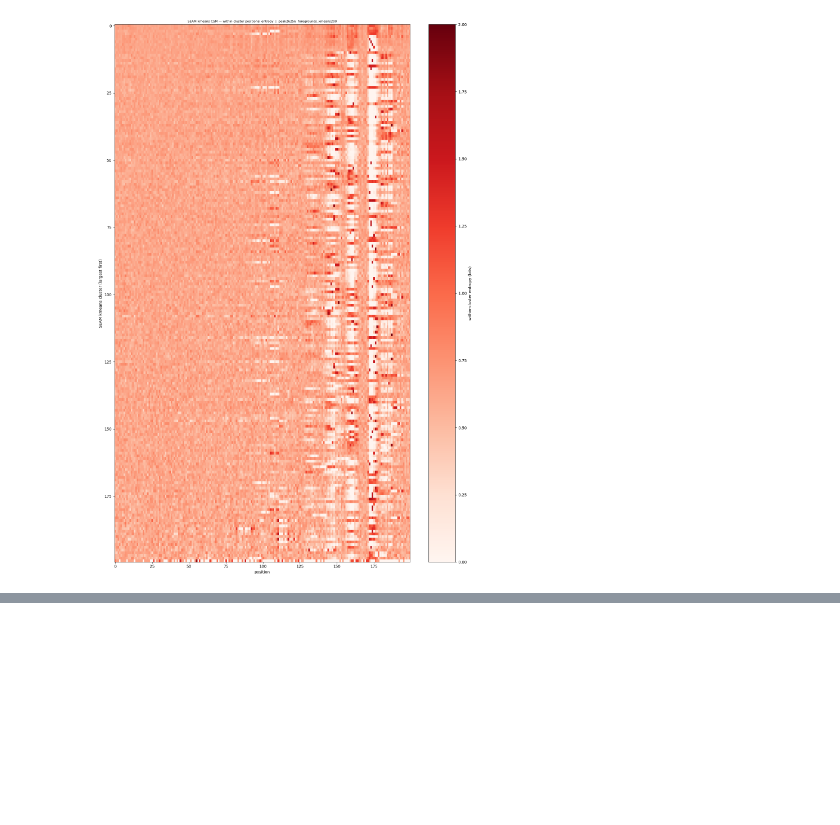
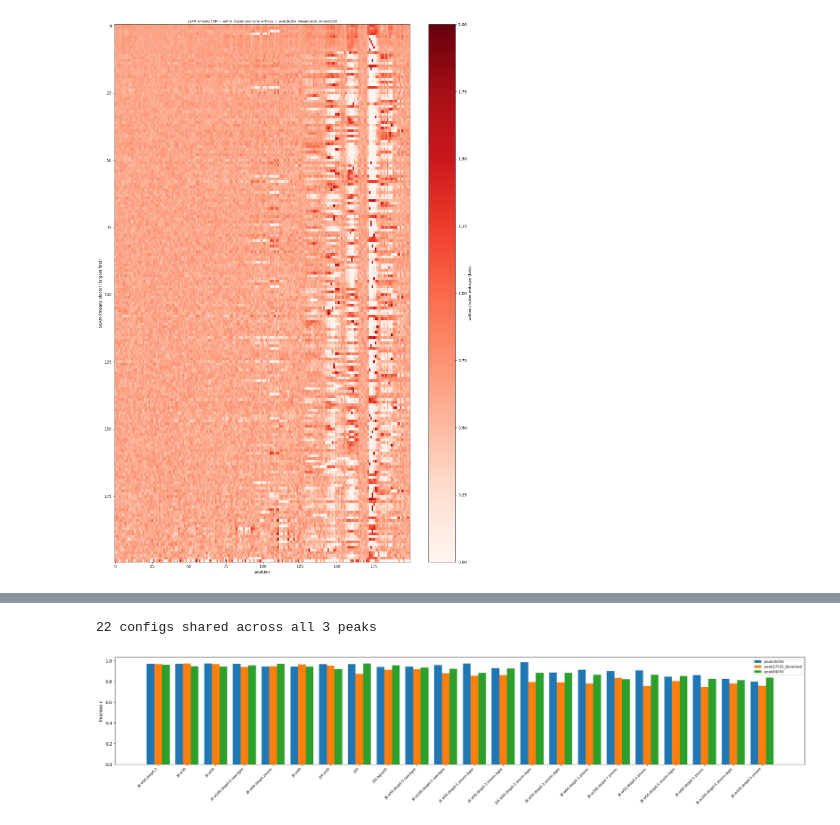
Before and after one commit to pabmantilla/Bg_VBGMM, a Jupyter notebook: VAE_gmm/visualize/scripts/2d_csm.ipynb, the cells around one changed output, grey strips where cells are left out. Drawn from its saved outputs; the diff is of its cells as text; code cells hidden in the pictures; blank space fills up the shorter version.

```diff
--- a/VAE_gmm/visualize/scripts/2d_csm.ipynb
+++ b/VAE_gmm/visualize/scripts/2d_csm.ipynb
@@ -130,0 +233,20 @@ plt.tight_layout(); plt.show()
+# %%
+# ----- only configs trained on every peak, so the comparison is like-for-like -----
+done["config"] = done.ckpt.str.replace(r"^.*?\.100k\.|\.K200\.a0\.001|\.seed\d+$", "", regex=True)
+M = done.pivot_table(index="config", columns="peak", values="r").dropna()
+M = M.loc[M.mean(1).sort_values(ascending=False).index]
+print(f"{len(M)} configs shared across all {M.shape[1]} peaks")
+
+x = np.arange(len(M))
+w = 0.8 / M.shape[1]
+plt.figure(figsize=(0.9 * len(M) + 3, 5))
+for j, pk in enumerate(M.columns):
+    plt.bar(x + j * w, M[pk], width=w, color=plt.cm.tab10(j), label=pk)
+plt.xticks(x + 0.4 - w / 2, M.index, rotation=45, ha="right", fontsize=8)
+plt.axhline(0, color="k", lw=0.8)
+plt.ylabel("Pearson r ")
+plt.legend(fontsize=8)
+plt.tight_layout(); plt.show()
+# %% [output]
+22 configs shared across all 3 peaks
+[figure, added]
```
Also changed, not shown: parts of 2 cells of this notebook, 1 other file.
